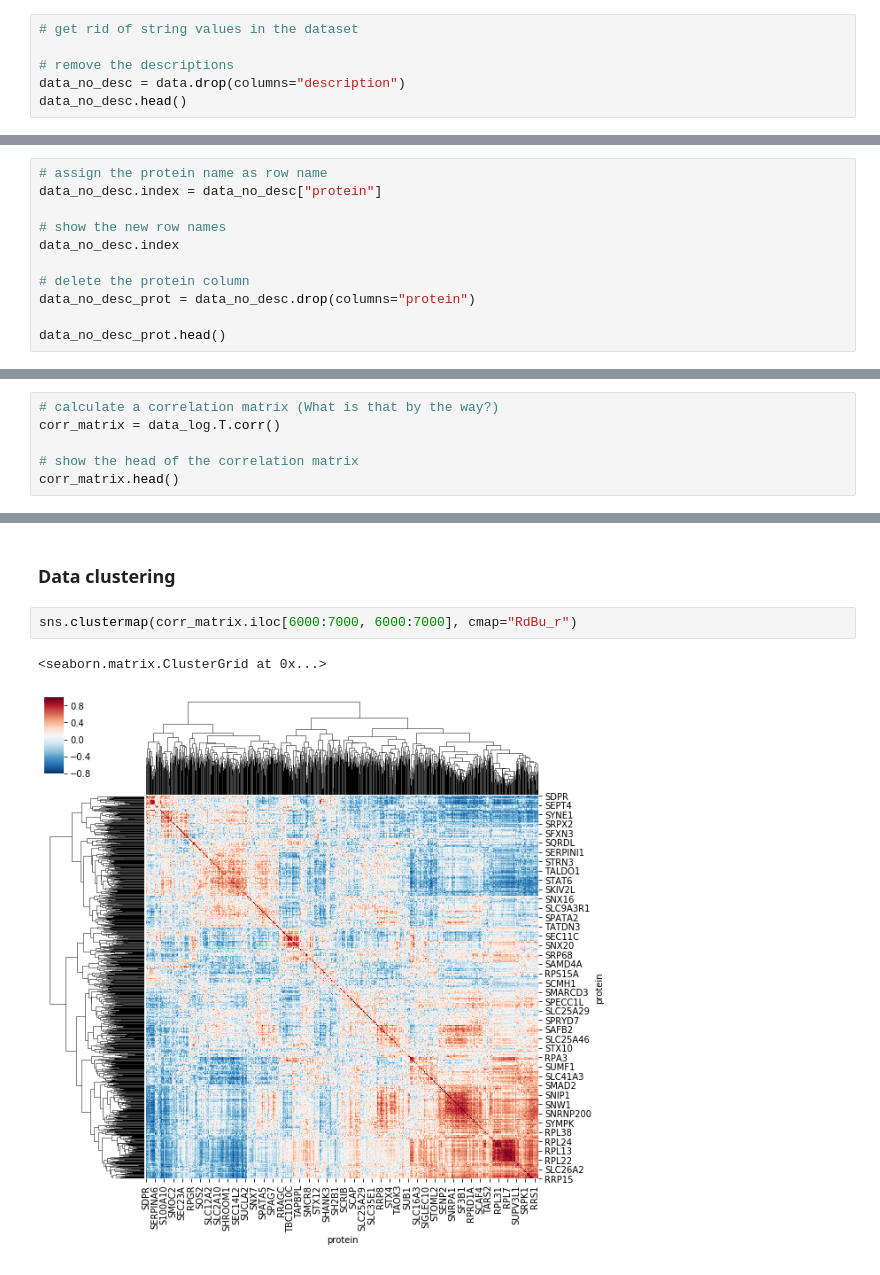
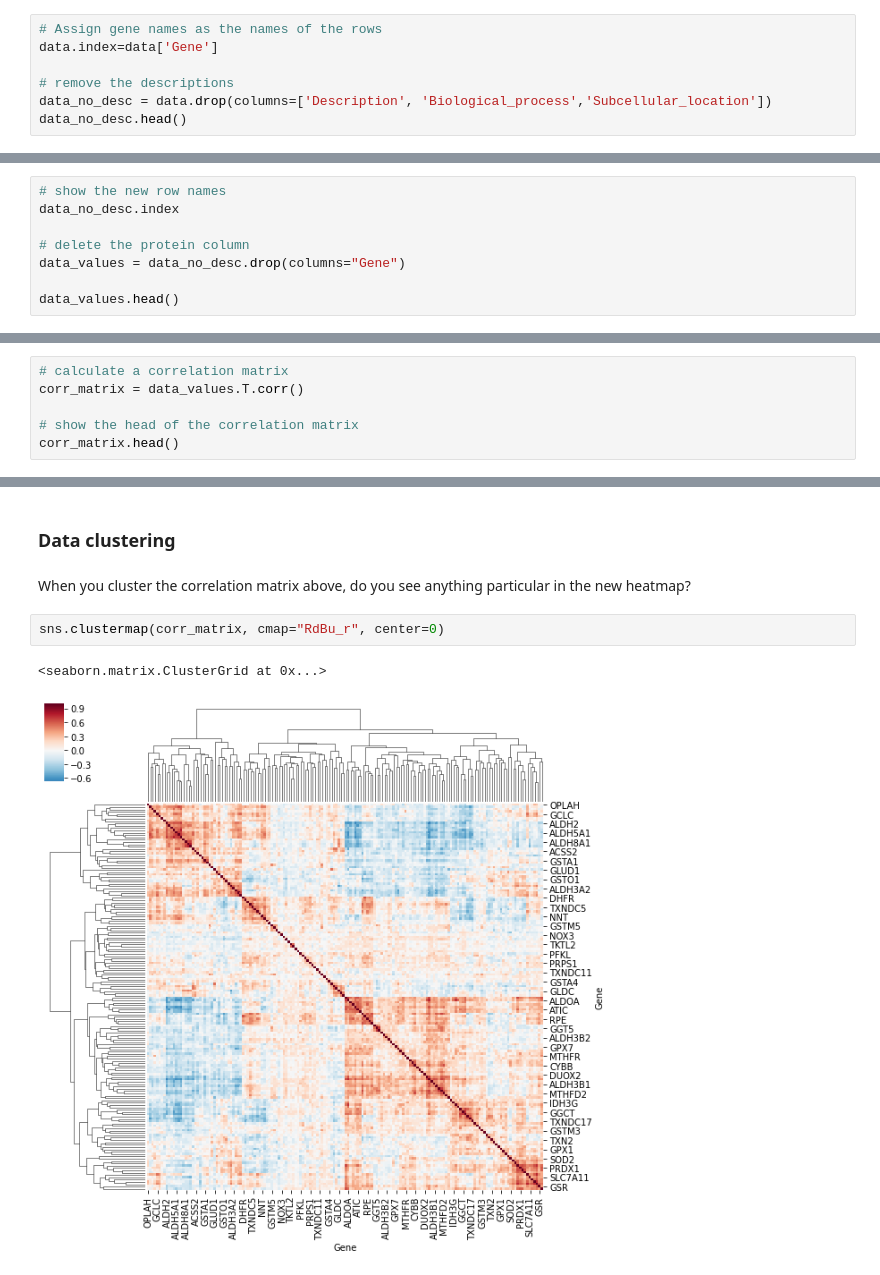
Before and after one commit to researchschool/researchschool, a Jupyter notebook: scripts/03_data_science.ipynb, the cells around one changed output, grey strips where cells are left out. Cells and saved outputs as stored; diff of their text form.

Commit message:
Add data analysis lab

```diff
--- a/scripts/03_data_science.ipynb
+++ b/scripts/03_data_science.ipynb
@@ -85,9 +187,10 @@ data.shape
 # %% [markdown]
 ## Tidying up the dataset
 # %%
-# get rid of string values in the dataset
+# Assign gene names as the names of the rows
+data.index=data['Gene']
 
 # remove the descriptions
-data_no_desc = data.drop(columns="description")
+data_no_desc = data.drop(columns=['Description', 'Biological_process','Subcellular_location'])
 data_no_desc.head()
 # %% [output]
@@ -101,12 +205,9 @@ data_no_desc.head()
 # %%
-# assign the protein name as row name
-data_no_desc.index = data_no_desc["protein"]
-
 # show the new row names
 data_no_desc.index
 
 # delete the protein column
-data_no_desc_prot = data_no_desc.drop(columns="protein")
+data_values = data_no_desc.drop(columns="Gene")
 
-data_no_desc_prot.head()
+data_values.head()
 # %% [output]
@@ -157,6 +269,6 @@ Proteins usually do not act on their own. They form complexes with themselves or
 # %%
-# calculate a correlation matrix (What is that by the way?)
-corr_matrix = data_log.T.corr()
+# calculate a correlation matrix
+corr_matrix = data_values.T.corr()
 
 # show the head of the correlation matrix
 corr_matrix.head()
@@ -196,8 +309,10 @@ sns.heatmap(corr_matrix.iloc[6000:7000, 6000:7000], cmap="RdBu_r")
 We cannot really see what is going on... Let's structure the data with some machine learning.
 # %% [markdown]
 ### Data clustering
+# %% [markdown]
+When you cluster the correlation matrix above, do you see anything particular in the new heatmap?
 # %%
-sns.clustermap(corr_matrix.iloc[6000:7000, 6000:7000], cmap="RdBu_r")
+sns.clustermap(corr_matrix, cmap="RdBu_r", center=0)
 # %% [output]
 <seaborn.matrix.ClusterGrid at 0x...>
-[figure, old version]
+[figure, new version]
```
Also changed, not shown: parts of 64 cells of this notebook, 2 other files.
